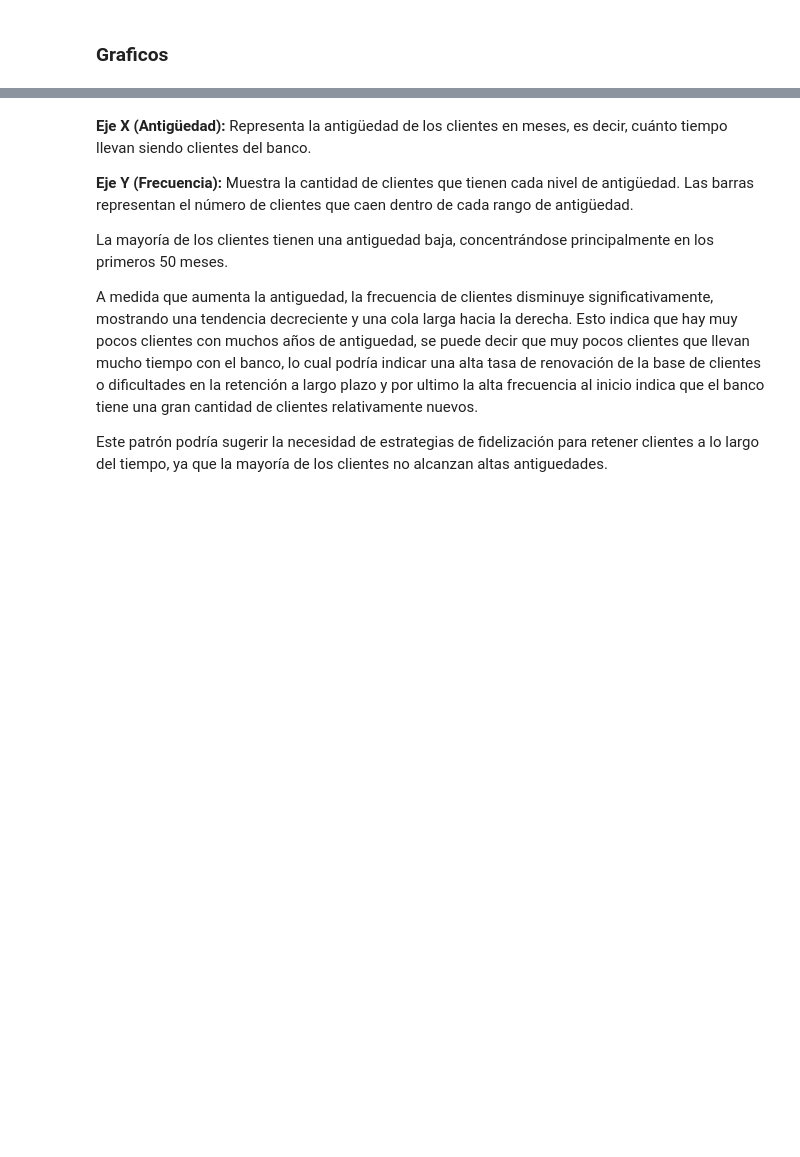
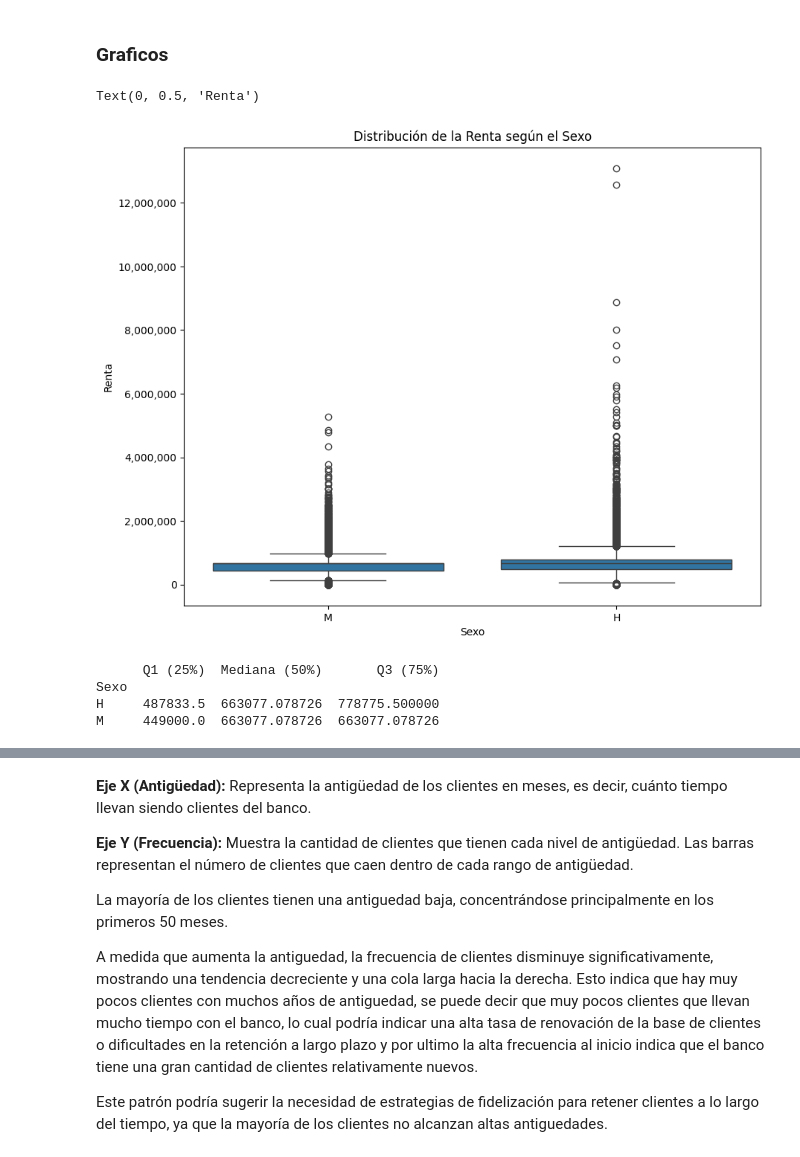
Before and after one commit to GodDoesNotPlayDice/ET-ML, a Jupyter notebook: ET1.ipynb, the cells around one changed output, grey strips where cells are left out. Drawn from its saved outputs; the diff is of its cells as text; code cells hidden in the pictures; blank space fills up the shorter version.

```diff
--- a/ET1.ipynb
+++ b/ET1.ipynb
@@ -376,2 +437,34 @@ df['CambioPin'] = df['CambioPin'].fillna(0)
 # %% [markdown]
 ### Graficos
+# %%
+
+def thousands_formatter(x, pos):
+    return f'{int(x):,}'
+
+# Crear el gráfico de caja
+plt.figure(figsize=(10, 8))
+sns.boxplot(x='Sexo', y='Renta', data=df)
+
+# Aplicar el formateador al eje Y para que muestre los valores en miles
+plt.gca().yaxis.set_major_formatter(FuncFormatter(thousands_formatter))
+
+# Personalizar el gráfico
+plt.title('Distribución de la Renta según el Sexo')
+plt.xlabel('Sexo')
+plt.ylabel('Renta')
+# %% [output]
+Text(0, 0.5, 'Renta')
+[figure, added]
+# %%
+quartiles = df.groupby('Sexo')['Renta'].quantile([0.25, 0.5, 0.75]).unstack()
+
+# Renombrar las columnas para indicar los cuartiles
+quartiles.columns = ['Q1 (25%)', 'Mediana (50%)', 'Q3 (75%)']
+
+# Mostrar los cuartiles para cada género
+print(quartiles)
+# %% [output]
+      Q1 (25%)  Mediana (50%)       Q3 (75%)
+Sexo
+H     487833.5  663077.078726  778775.500000
+M     449000.0  663077.078726  663077.078726
```
Also changed, not shown: parts of 29 cells of this notebook.
